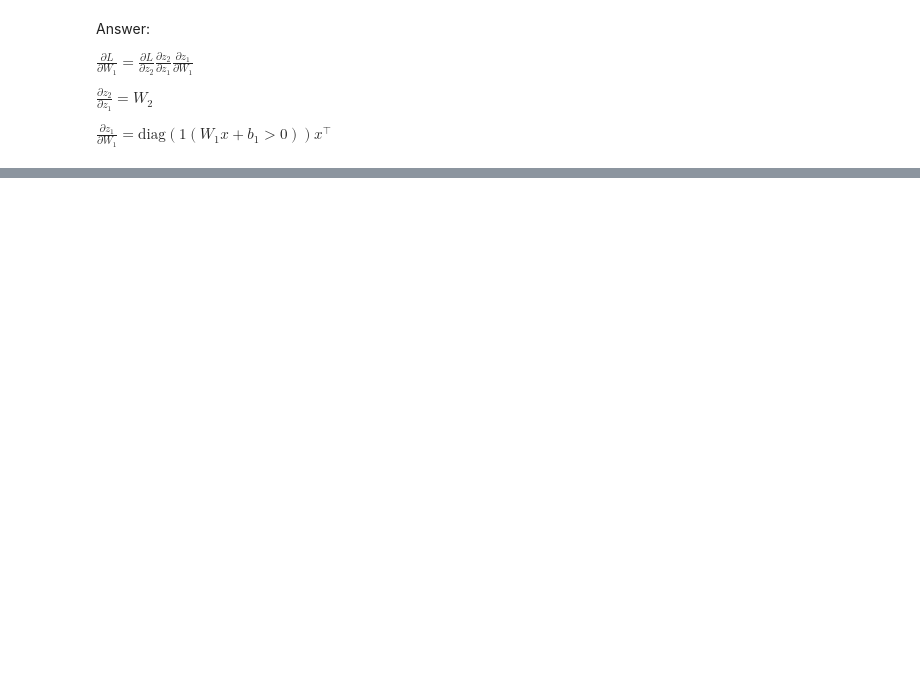
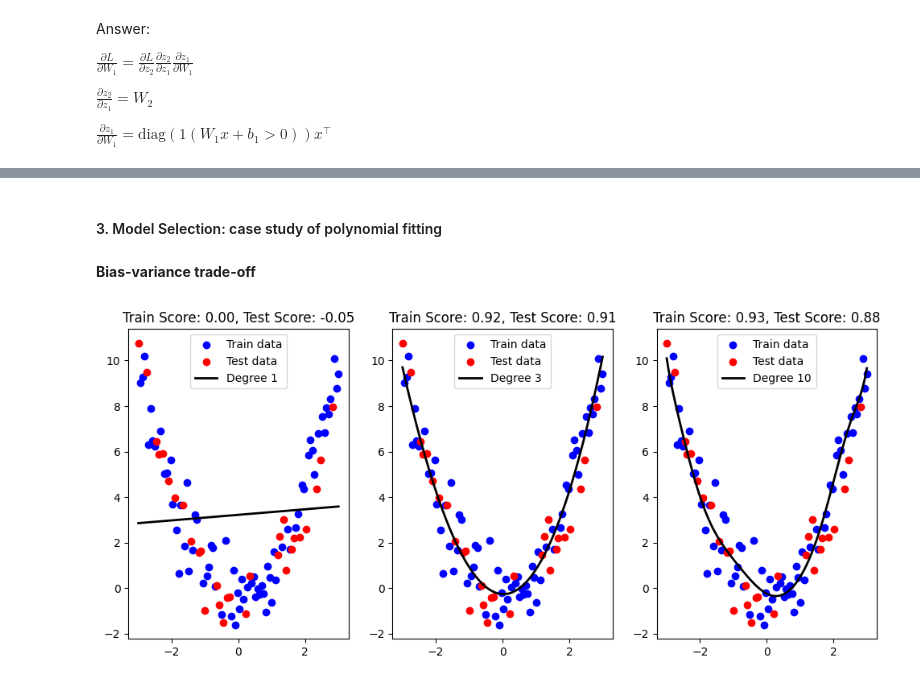
Before and after one commit to nyu-dl/DS-GA-1003-Machine-Learning-2025, a Jupyter notebook: lab3/messmaster_2.ipynb, the cells around one changed output, grey strips where cells are left out. Saved outputs shown, nothing was run; the diff lists cells and outputs as text; code cells hidden in the pictures; blank space fills up the shorter version.

```diff
--- a/lab3/messmaster_2.ipynb
+++ b/lab3/messmaster_2.ipynb
@@ -218,0 +332,45 @@ Epoch 90: Loss = 0.6894
+# %% [markdown]
+#### 3. Model Selection: case study of polynomial fitting
+# %% [markdown]
+**Bias-variance trade-off**
+# %%
+import numpy as np
+import matplotlib.pyplot as plt
+from sklearn.preprocessing import PolynomialFeatures
+from sklearn.linear_model import LinearRegression
+from sklearn.pipeline import make_pipeline
+from sklearn.model_selection import train_test_split
+
+# Generate synthetic data
+np.random.seed(0)
+X = np.linspace(-3, 3, 100).reshape(-1, 1)
+# 2nd order polynomial
+y = X**2 + np.random.normal(0, 1, X.shape)
+
+# Split data
+X_train, X_test, y_train, y_test = train_test_split(X, y, test_size=0.3, random_state=42)
+
+# Try different polynomial degrees
+degrees = [1, 3, 10]
+plt.figure(figsize=(12, 5))
+
+for i, d in enumerate(degrees):
+    model = make_pipeline(PolynomialFeatures(d), LinearRegression())
+    model.fit(X_train, y_train)
+
+    train_score = model.score(X_train, y_train)
+    test_score = model.score(X_test, y_test)
+
+    X_plot = np.linspace(-3, 3, 100).reshape(-1, 1)
+    y_pred = model.predict(X_plot)
+
+    plt.subplot(1, len(degrees), i + 1)
+    plt.scatter(X_train, y_train, color="blue", label="Train data")
+    plt.scatter(X_test, y_test, color="red", label="Test data")
+    plt.plot(X_plot, y_pred, color="black", lw=2, label=f"Degree {d}")
+    plt.title(f"Train Score: {train_score:.2f}, Test Score: {test_score:.2f}")
+    plt.legend()
+
+plt.show()
+# %% [output]
+[figure, added]
```
Also changed, not shown: parts of 16 cells of this notebook, 2 other files.
